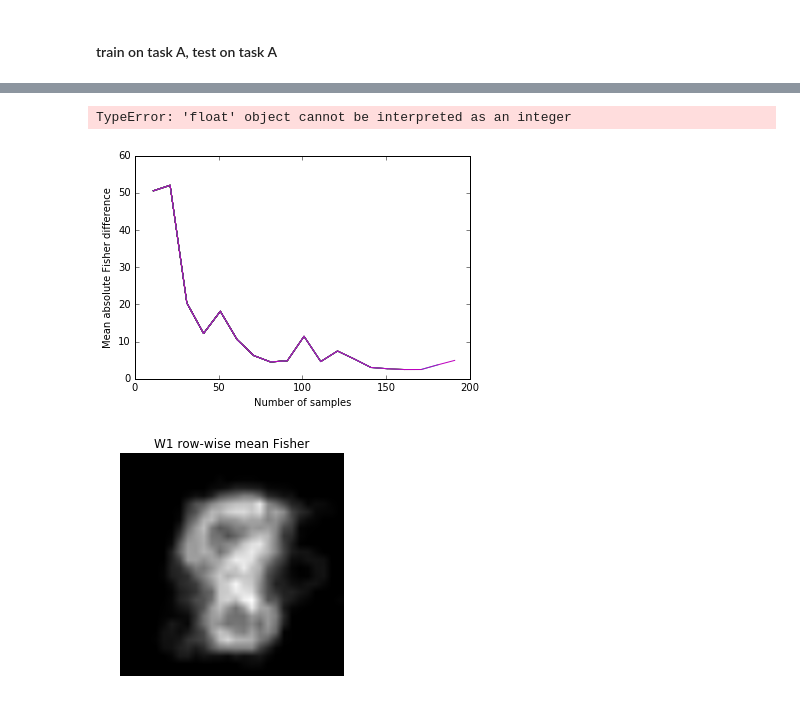
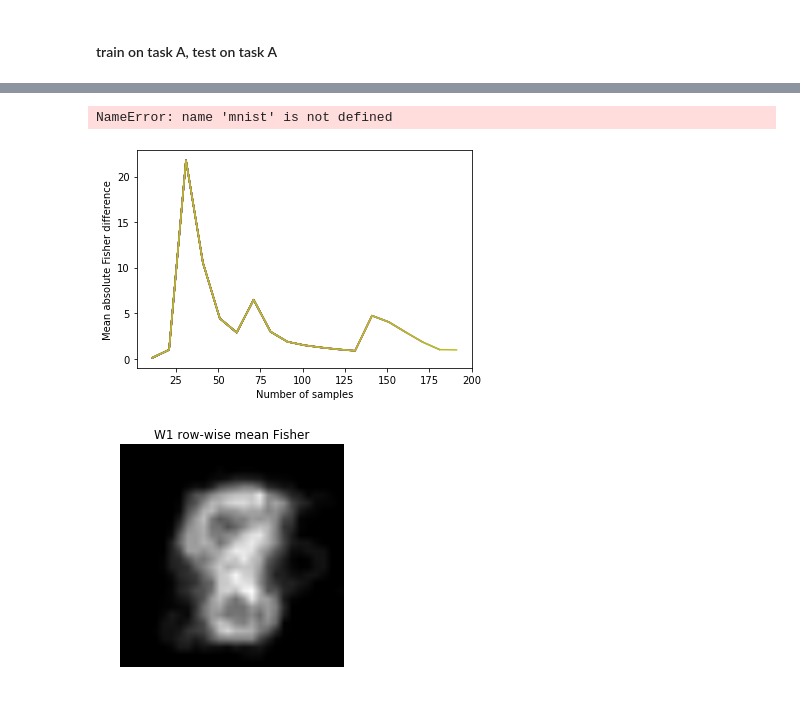
Before and after one commit to yuniteh/overcoming-catastrophic, a Jupyter notebook: experiment.ipynb, the cells around one changed output, grey strips where cells are left out. Saved outputs shown, nothing was run; the diff lists cells and outputs as text; code cells hidden in the pictures.

```diff
--- a/experiment.ipynb
+++ b/experiment.ipynb
@@ -69,7 +59,7 @@ def plot_test_acc(plot_handles):
     display.clear_output(wait=True)
 
 # train/compare vanilla sgd and ewc
-def train_task(model, num_iter, disp_freq, trainset, testsets, x, y_, lams=[0]):
+def train_task(model, num_iter, disp_freq, x_train, y_train, x_test, y_test, x, y_, lams=[0]):
     for l in range(len(lams)):
         # lams[l] sets weight on old task(s)
         model.restore(sess) # reassign optimal weights from previous training session
@@ -79,21 +69,35 @@ def train_task(model, num_iter, disp_freq, trainset, testsets, x, y_, lams=[0]):
             model.update_ewc_loss(lams[l])
         # initialize test accuracy array for each task
         test_accs = []
-        for task in range(len(testsets)):
-            test_accs.append(np.zeros(num_iter/disp_freq))
+        for task in range(len(x_test)):
+            test_accs.append(np.zeros(int(num_iter/disp_freq)))
         # train on current task
+        start = 0
+        end = start+100
         for iter in range(num_iter):
-            batch = trainset.train.next_batch(100)
-            model.train_step.run(feed_dict={x: batch[0], y_: batch[1]})
+            start = 0
+            end = start+100
+            # x_in = x_train[start:end,...]
+            # y_in = y_train[start:end,...]
+            for i in range(len(x_train)//500):
+                x_in = x_train[start:end,...]
+                y_in = y_train[start:end,...]
+                start +=100
+                end+=100
+            # batch = trainset.train.next_batch(100)
+            # model.train_step.run(feed_dict={x: batch[0], y_: batch[1]})
+                model.train_step.run(feed_dict={x: x_in, y_: y_in})
+
             if iter % disp_freq == 0:
                 plt.subplot(1, len(lams), l+1)
                 plots = []
                 colors = ['r', 'b', 'g']
-                for task in range(len(testsets)):
-                    feed_dict={x: testsets[task].test.images, y_: testsets[task].test.labels}
-                    test_accs[task][iter/disp_freq] = model.accuracy.eval(feed_dict=feed_dict)
+                for task in range(len(x_test)):
+                    # feed_dict={x: testsets[task].test.images, y_: testsets[task].test.labels}
+                    feed_dict={x: x_test[task], y_: y_test[task]}
+                    test_accs[task][int(iter/disp_freq)] = model.accuracy.eval(feed_dict=feed_dict)
                     c = chr(ord('A') + task)
-                    plot_h, = plt.plot(range(1,iter+2,disp_freq), test_accs[task][:iter/disp_freq+1], colors[task], label="task " + c)
+                    plot_h, = plt.plot(range(1,iter+2,disp_freq), test_accs[task][:int(iter/disp_freq+1)], colors[task], label="task " + c)
                     plots.append(plot_h)
                 plot_test_acc(plots)
                 if l == 0:
@@ -101,5 +105,3 @@ def train_task(model, num_iter, disp_freq, trainset, testsets, x, y_, lams=[0]):
                 else:
                     plt.title("ewc")
                 plt.gcf().set_size_inches(len(lams)*5, 3.5)
-# %%
-mnist = input_data.read_data_sets('MNIST_data', one_hot=True)
@@ -140,2 +131,4 @@ train = [mnist_train]
 # %% [markdown]
 #### train on task A, test on task A
+# %%
+train_task(model, 30, 1, x_train,y_train, [x_train],[y_train], x, y_, lams=[0])
@@ -142,13 +139,13 @@ train = [mnist_train]
 # %%
 # training 1st task
-train_task(model, 800, 20, mnist_train, [mnist_train], x, y_, lams=[0])
+train_task(model, 800, 20, mnist, [mnist], x, y_, lams=[0])
 # %% [output]
-TypeError: 'float' object cannot be interpreted as an integer
+NameError: name 'mnist' is not defined
 # %%
 # Fisher information
-model.compute_fisher(mnist.validation.images, sess, num_samples=200, plot_diffs=True) # use validation set for Fisher computation
+model.compute_fisher(x_train, sess, num_samples=200, plot_diffs=True) # use validation set for Fisher computation
 # %% [output]
-[figure, old version]
+[figure, new version]
 # %%
 F_row_mean = np.mean(model.F_accum[0], 1)
 mnist_imshow(F_row_mean)
```
Also changed, not shown: parts of 13 cells of this notebook, 8 other files.
